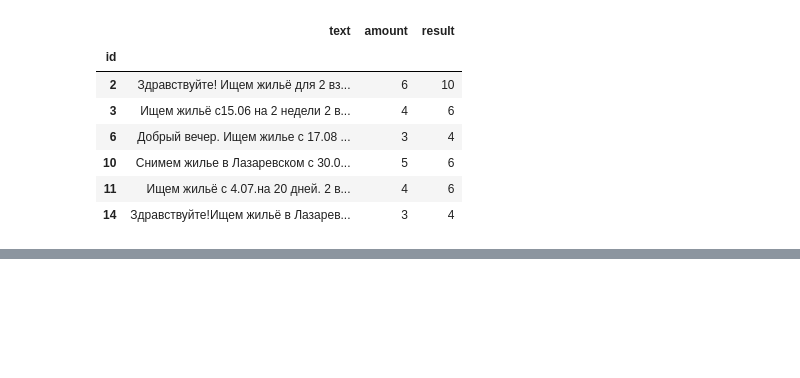
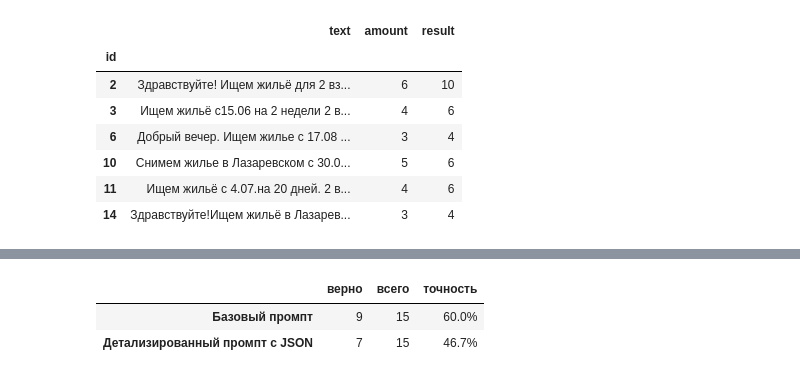
Before and after one commit to njlnu/intro-profession-poptsov, a Jupyter notebook: llm_work.ipynb, the cells around one changed output, grey strips where cells are left out. Cells and saved outputs as stored; diff of their text form; code cells hidden in the pictures; blank space fills up the shorter version.

```diff
--- a/llm_work.ipynb
+++ b/llm_work.ipynb
@@ -149,0 +333,11 @@ df.loc[~df["correct"], ["text", "amount", "result"]]
+# %%
+comparison = pd.DataFrame({
+    "верно": [int(df["correct"].sum()), int(matches["count"].sum())],
+    "всего": len(df),
+}, index=["Базовый промпт", "Детализированный промпт с JSON"])
+comparison["точность"] = comparison["верно"] / comparison["всего"]
+comparison.assign(точность=comparison["точность"].map("{:.1%}".format))
+# %% [output]
+|  | верно | всего | точность |
+| Базовый промпт | 9 | 15 | 60.0% |
+| Детализированный промпт с JSON | 7 | 15 | 46.7% |
```
Also changed, not shown: parts of 9 cells of this notebook, 2 other files.
